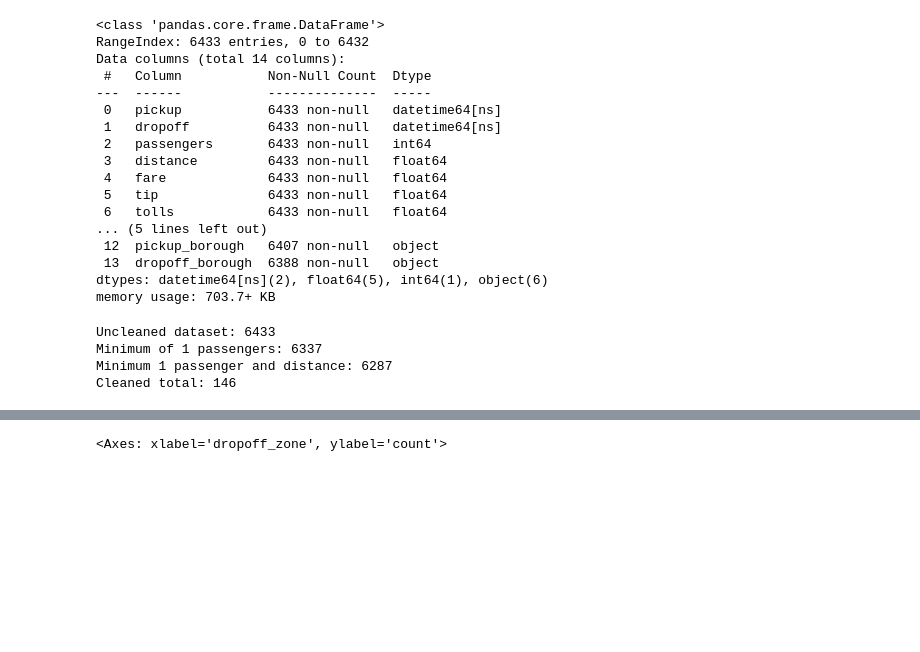
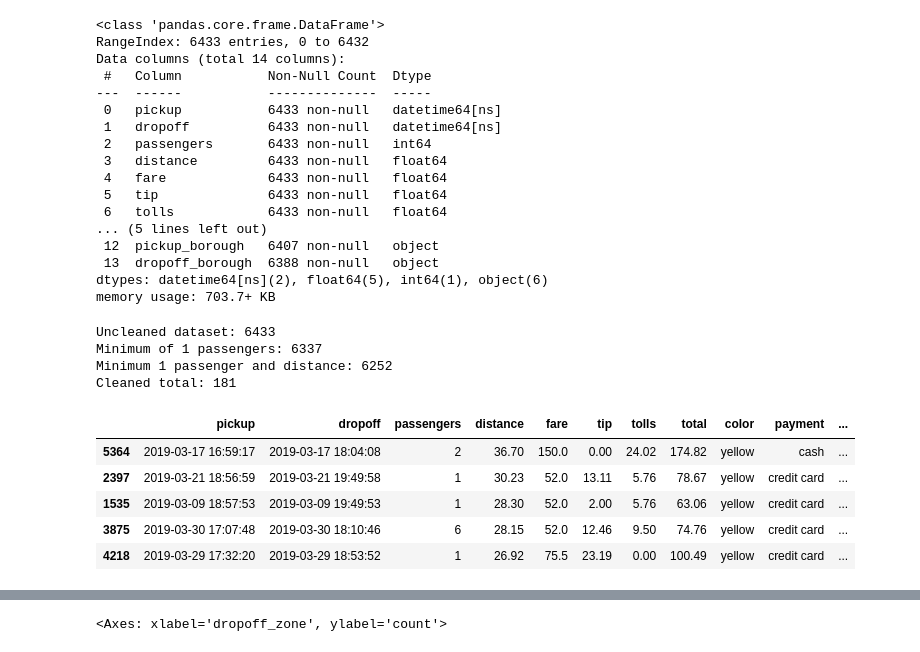
Before and after one commit to MagicalGlove/MachineLearning, a Jupyter notebook: Ola 1.ipynb, the cells around one changed output, grey strips where cells are left out. Saved outputs shown, nothing was run; the diff lists cells and outputs as text; code cells hidden in the pictures; blank space fills up the shorter version.

```diff
--- a/Ola 1.ipynb
+++ b/Ola 1.ipynb
@@ -52,10 +53,21 @@ print("Uncleaned dataset:",taxiData["total"].count())
 tripData = taxiData.drop(taxiData[ (taxiData['passengers'] == 0)].index)
 print("Minimum of 1 passengers:",tripData["total"].count())
 tripData = tripData.drop(tripData[ (tripData['distance'] == 0)].index)
+tripData ["payment"] = tripData["payment"].fillna("credit card")
+tripData = tripData.dropna()
 print("Minimum 1 passenger and distance:",tripData["total"].count())
 print("Cleaned total:", taxiData["total"].count() - tripData["total"].count())
 # %% [output]
 Uncleaned dataset: 6433
 Minimum of 1 passengers: 6337
-Minimum 1 passenger and distance: 6287
-Cleaned total: 146
+Minimum 1 passenger and distance: 6252
+Cleaned total: 181
+# %%
+tripData.sort_values('distance', ascending=False).head(5)
+# %% [output]
+|  | pickup | dropoff | passengers | distance | fare | tip | tolls | total | color | payment | ... |
+| 5364 | 2019-03-17 16:59:17 | 2019-03-17 18:04:08 | 2 | 36.70 | 150.0 | 0.00 | 24.02 | 174.82 | yellow | cash | ... |
+| 2397 | 2019-03-21 18:56:59 | 2019-03-21 19:49:58 | 1 | 30.23 | 52.0 | 13.11 | 5.76 | 78.67 | yellow | credit card | ... |
+| 1535 | 2019-03-09 18:57:53 | 2019-03-09 19:49:53 | 1 | 28.30 | 52.0 | 2.00 | 5.76 | 63.06 | yellow | credit card | ... |
+| 3875 | 2019-03-30 17:07:48 | 2019-03-30 18:10:46 | 6 | 28.15 | 52.0 | 12.46 | 9.50 | 74.76 | yellow | credit card | ... |
+| 4218 | 2019-03-29 17:32:20 | 2019-03-29 18:53:52 | 1 | 26.92 | 75.5 | 23.19 | 0.00 | 100.49 | yellow | credit card | ... |
```
Also changed, not shown: parts of 5 cells of this notebook.
